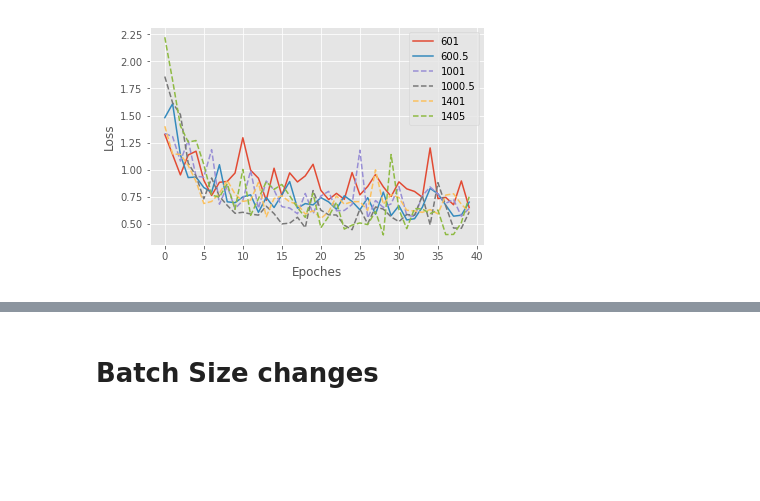
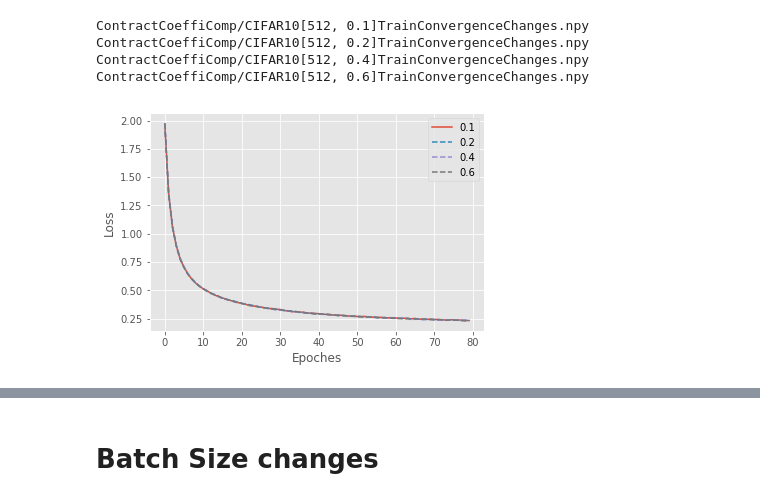
Before and after one commit to ggzhang0071/L-DNQ, a Jupyter notebook: PlotContractionCoefficientsCompare.ipynb, the cells around one changed output, grey strips where cells are left out. Drawn from its saved outputs; the diff is of its cells as text; code cells hidden in the pictures; blank space fills up the shorter version.

Commit message:
Contraction coefficients

```diff
--- a/PlotContractionCoefficientsCompare.ipynb
+++ b/PlotContractionCoefficientsCompare.ipynb
@@ -6,27 +40,31 @@ os.chdir('Results')
 # %%
-parts=2
+FilePath='ContractCoeffiComp/'
+parts=1
 i=0
-coefficients=[601,600.5,1001,1000.5,1401,1405]
+coefficients=[0.1, 0.2, 0.4, 0.6 ]
 plt.style.use('ggplot')
-
-flielist=['CIFAR10[60, 1]TestConvergenceChanges.npy', 'CIFAR10[60, 0.5]TestConvergenceChanges.npy',
-          'CIFAR10[100, 1]TestConvergenceChanges.npy','CIFAR10[100, 0.5]TestConvergenceChanges.npy',
-         'CIFAR10[140, 1]TestConvergenceChanges.npy','CIFAR10[140, 0.5]TestConvergenceChanges.npy']
-
-for i in range(6):
-    TestLoss=np.load('BatchSizeComp/'+flielist[i])
-    TestLossEpoches=np.mean(TestLoss,1)
+FileList=['CIFAR10[512, 0.1]TestConvergenceChanges.npy','CIFAR10[512, 0.2]TestConvergenceChanges.npy',
+          'CIFAR10[512, 0.4]TestConvergenceChanges.npy','CIFAR10[512, 0.6]TestConvergenceChanges.npy',
+         'CIFAR10[512, 1]TestConvergenceChanges.npy']
+for i in range(5):
+    print(FilePath+FlieList[i])
+    TestLoss=np.load(FilePath+FlieList[i])
+    TestLossEpoches=TestLoss
     if i<parts:
         plt.plot(TestLossEpoches, lw=1.5)
     else:
         plt.plot(TestLossEpoches,'--', lw=1.5)
     i+=1
 
 
 plt.xlabel('Epoches')
 plt.ylabel('Loss')
 
 plt.legend(tuple(coefficients))
-plt.savefig('ContractionCoefficientsCompare_CIFAR10.png',dpi=600)
+plt.savefig(FilePath+'ContractionCoefficientsCompare_CIFAR10.png',dpi=600)
 # %% [output]
+ContractCoeffiComp/CIFAR10[512, 0.1]TrainConvergenceChanges.npy
+ContractCoeffiComp/CIFAR10[512, 0.2]TrainConvergenceChanges.npy
+ContractCoeffiComp/CIFAR10[512, 0.4]TrainConvergenceChanges.npy
+ContractCoeffiComp/CIFAR10[512, 0.6]TrainConvergenceChanges.npy
-[figure, old version]
+[figure, new version]
```
Also changed, not shown: parts of 2 cells of this notebook, 4 other files.
